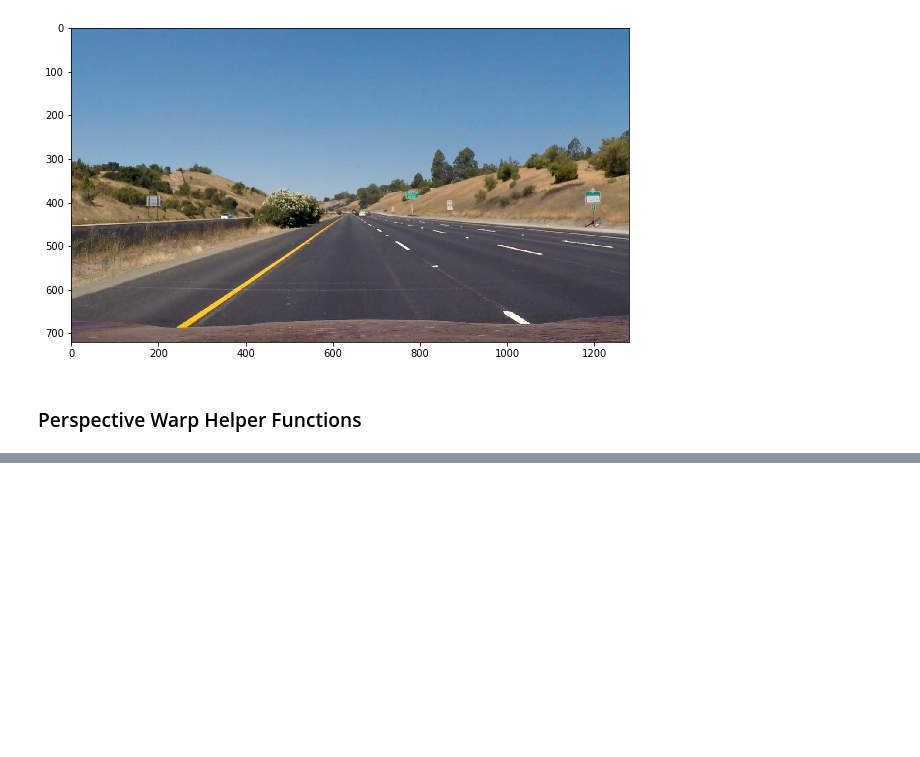
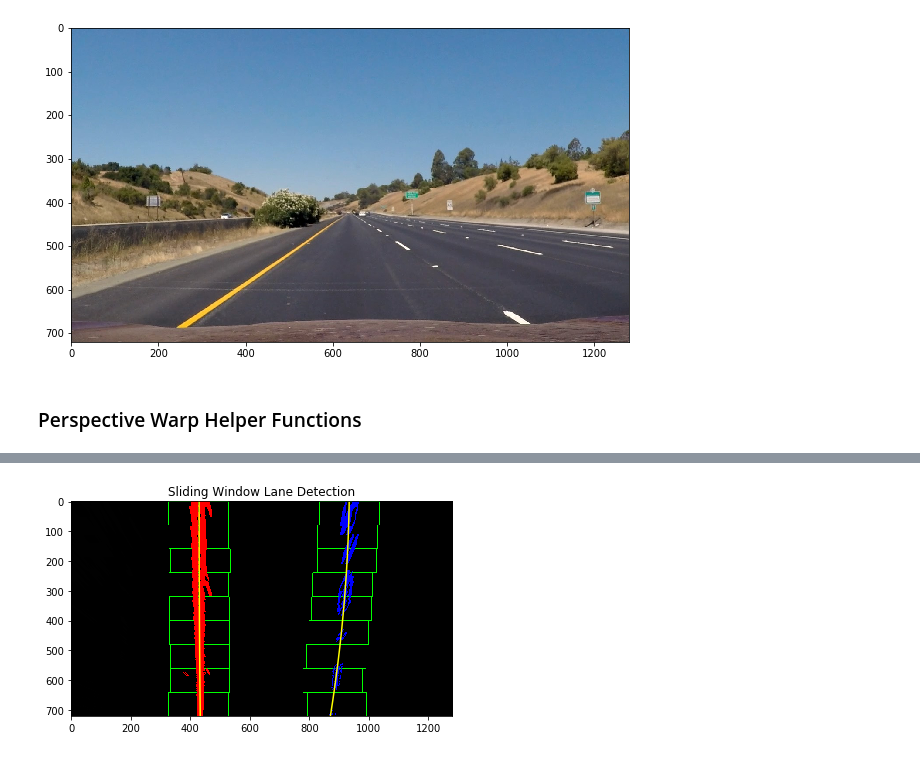
Before and after one commit to rezarajan/sdc-advanced-lane-lines, a Jupyter notebook: P2.ipynb, the cells around one changed output, grey strips where cells are left out. Drawn from its saved outputs; the diff is of its cells as text; code cells hidden in the pictures; blank space fills up the shorter version.

```diff
--- a/P2.ipynb
+++ b/P2.ipynb
@@ -317,0 +492,8 @@ plt.imshow(warp(colgrad_mask));
+# %%
+# Testing the sliding window lane detection with visualization
+_,_,out_img = fit_polynomial(warped_mask, vis=True)
+plt.title('Sliding Window Lane Detection')
+plt.imshow(out_img)
+plt.tight_layout();
+# %% [output]
+[figure, added]
```
Also changed, not shown: parts of 10 cells of this notebook.
